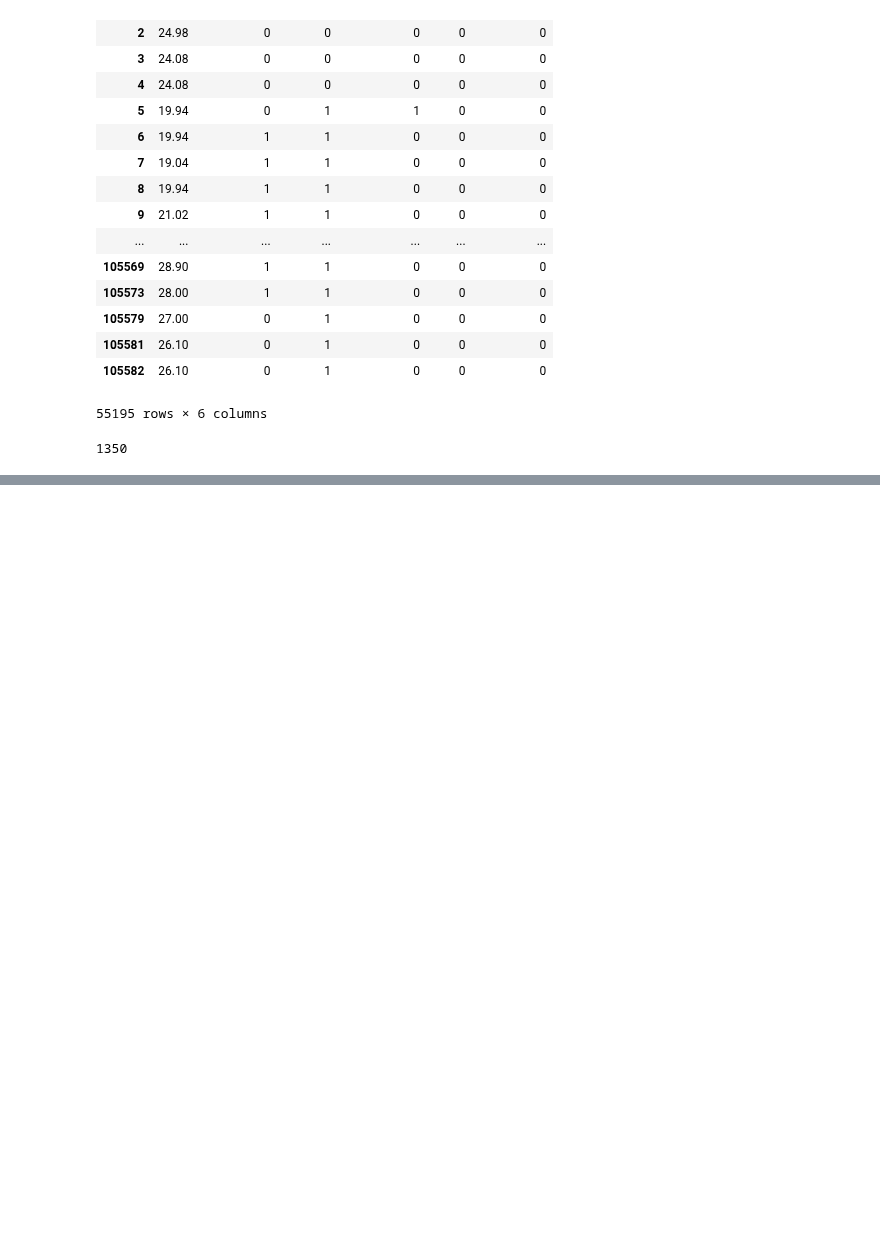
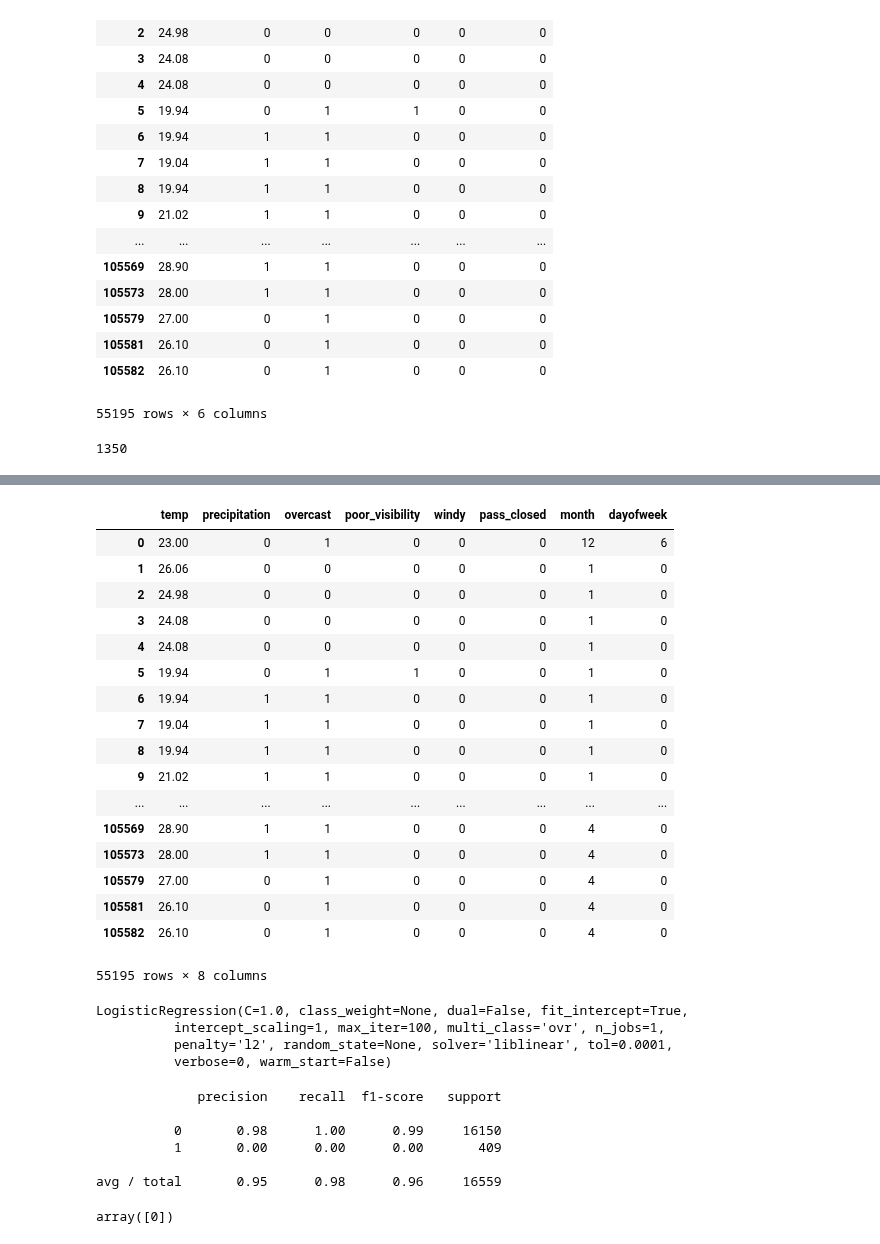
Before and after one commit to leannebaldwin/Pass_Closure, a Jupyter notebook: data_exploration/model_exploration.ipynb, the cells around one changed output, grey strips where cells are left out. Drawn from its saved outputs; the diff is of its cells as text; code cells hidden in the pictures; blank space fills up the shorter version.

Commit message:
Add 2nd model exploration

```diff
--- a/data_exploration/model_exploration.ipynb
+++ b/data_exploration/model_exploration.ipynb
@@ -375,3 +375,5 @@ model_df
 (model_df['pass_closed'] == 1).sum()
 # %% [output]
 1350
+# %%
+date_column = combined_df.date
@@ -377,0 +400,25 @@ model_df
+# %%
+month_day_of_week = pd.DataFrame({"month": date_column.dt.month, "dayofweek": date_column.dt.dayofweek})
+# %%
+model2_df = pd.concat([model_df, month_day_of_week], axis=1)
+# %%
+model2_df
+# %% [output]
+|  | temp | precipitation | overcast | poor_visibility | windy | pass_closed | month | dayofweek |
+| 0 | 23.00 | 0 | 1 | 0 | 0 | 0 | 12 | 6 |
+| 1 | 26.06 | 0 | 0 | 0 | 0 | 0 | 1 | 0 |
+| 2 | 24.98 | 0 | 0 | 0 | 0 | 0 | 1 | 0 |
+| 3 | 24.08 | 0 | 0 | 0 | 0 | 0 | 1 | 0 |
+| 4 | 24.08 | 0 | 0 | 0 | 0 | 0 | 1 | 0 |
+| 5 | 19.94 | 0 | 1 | 1 | 0 | 0 | 1 | 0 |
+| 6 | 19.94 | 1 | 1 | 0 | 0 | 0 | 1 | 0 |
+| 7 | 19.04 | 1 | 1 | 0 | 0 | 0 | 1 | 0 |
+| 8 | 19.94 | 1 | 1 | 0 | 0 | 0 | 1 | 0 |
+| 9 | 21.02 | 1 | 1 | 0 | 0 | 0 | 1 | 0 |
+| ... | ... | ... | ... | ... | ... | ... | ... | ... |
+| 105569 | 28.90 | 1 | 1 | 0 | 0 | 0 | 4 | 0 |
+| 105573 | 28.00 | 1 | 1 | 0 | 0 | 0 | 4 | 0 |
+| 105579 | 27.00 | 0 | 1 | 0 | 0 | 0 | 4 | 0 |
+| 105581 | 26.10 | 0 | 1 | 0 | 0 | 0 | 4 | 0 |
+| 105582 | 26.10 | 0 | 1 | 0 | 0 | 0 | 4 | 0 |
+55195 rows × 8 columns
@@ -377,0 +429,7 @@ model_df
+# %%
+logmodel.fit(X_train2, y_train2)
+# %% [output]
+LogisticRegression(C=1.0, class_weight=None, dual=False, fit_intercept=True,
+          intercept_scaling=1, max_iter=100, multi_class='ovr', n_jobs=1,
+          penalty='l2', random_state=None, solver='liblinear', tol=0.0001,
+          verbose=0, warm_start=False)
@@ -377,0 +438,13 @@ model_df
+# %%
+print(classification_report(y_test2,predictions2))
+# %% [output]
+             precision    recall  f1-score   support
+
+          0       0.98      1.00      0.99     16150
+          1       0.00      0.00      0.00       409
+
+avg / total       0.95      0.98      0.96     16559
+# %%
+np.unique(predictions2)
+# %% [output]
+array([0])
```
Also changed, not shown: parts of 3 cells of this notebook.
